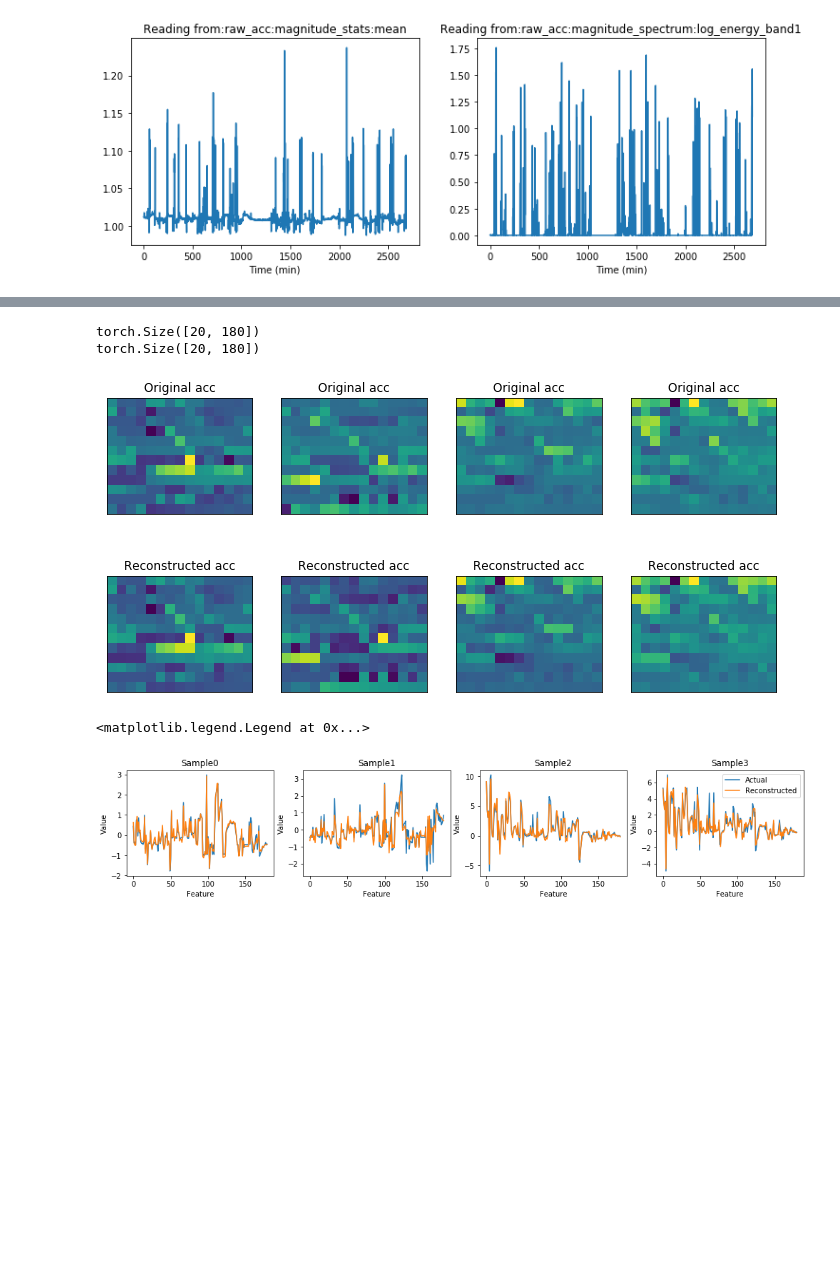
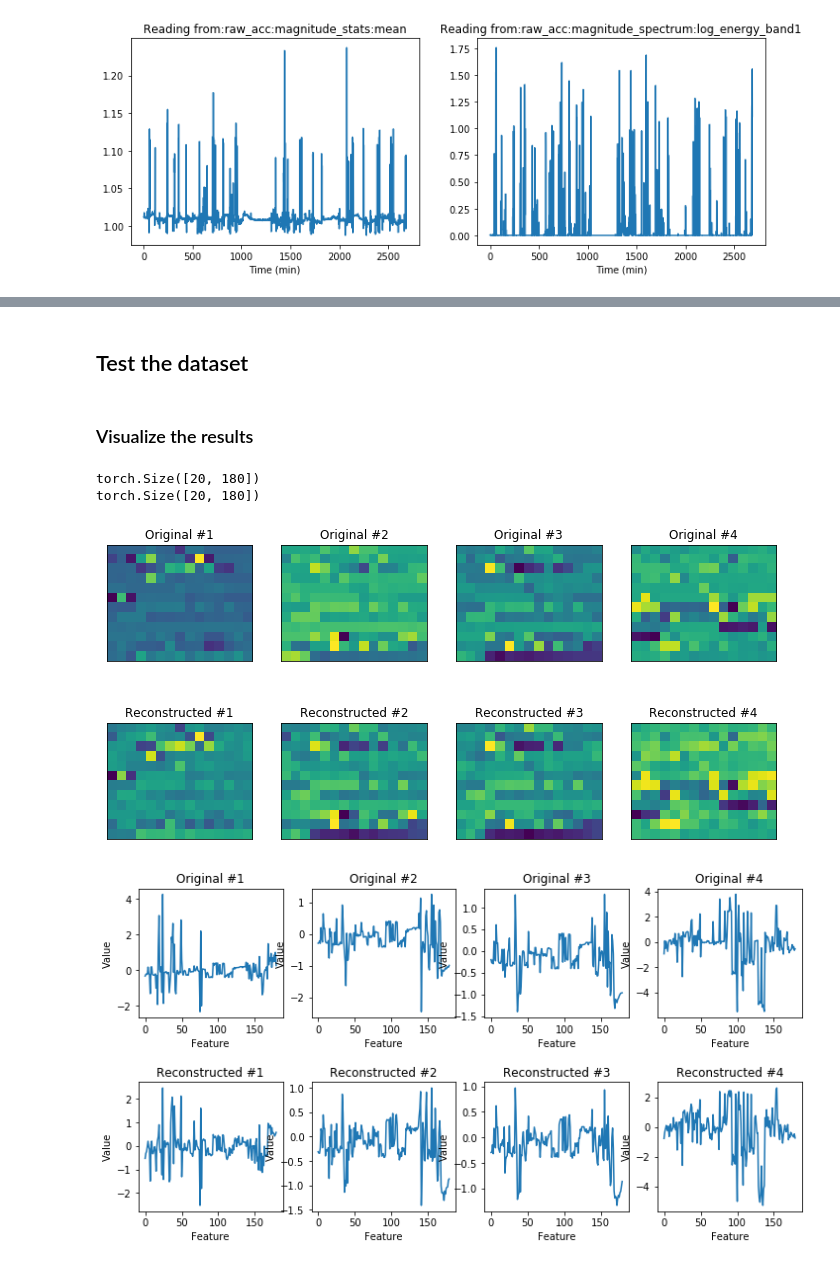
Before and after one commit to flejarza/ActGraph, a Jupyter notebook: autoencoders/extrasensory_AE_v2.ipynb, the cells around one changed output, grey strips where cells are left out. Cells and saved outputs as stored; diff of their text form; code cells hidden in the pictures; blank space fills up the shorter version.

Commit message:
Updated autoencoder logic. Cleaned up nnotebook formatting and variables

```diff
--- a/autoencoders/extrasensory_AE_v2.ipynb
+++ b/autoencoders/extrasensory_AE_v2.ipynb
@@ -364,0 +448,4 @@ device = torch.device("cuda" if torch.cuda.is_available() else "cpu")
+# %%
+input_shape = 180
+input_shape_s1 = 12
+input_shape_s2 = 15
@@ -365,2 +454,2 @@ device = torch.device("cuda" if torch.cuda.is_available() else "cpu")
 # %%
-model = AE(input_shape=180).to(device)
+model = Autoencoder(input_shape = input_shape).to(device)
@@ -414,15 +549,16 @@ epoch : 20/20, loss = 0.089104
+# %% [markdown]
+## Test the dataset
 # %%
 test_examples = None
 reconstruction = None
 
-test_dataset_loader = torch.utils.data.DataLoader(test_data_set, batch_size=20, shuffle=True)
-
-count = 0
 with torch.no_grad():
     for batch_features in test_dataset_loader:
-        test_examples = batch_features.view(-1, 180)
+        test_examples = batch_features.view(-1, input_shape)
         reconstruction = model(test_examples.float())
         break
+# %% [markdown]
+### Visualize the results
 # %%
 print(test_examples.shape)
 print(reconstruction.shape)
@@ -434,42 +570,46 @@ with torch.no_grad():
     number = 4
     plt.figure(figsize=(12, 6))
     for index in range(number):
+
         # display original
         ax = plt.subplot(2, number, index + 1)
-        plt.imshow(test_examples[index].numpy().reshape(12, 15))
-        plt.title('Original acc')
+        plt.imshow(test_examples[index].numpy().reshape(input_shape_s1, input_shape_s2))
+        plt.title('Original #' + str(index + 1))
         ax.get_xaxis().set_visible(False)
         ax.get_yaxis().set_visible(False)
 
         # display reconstructed
         ax = plt.subplot(2, number, index + 1+ number)
-        plt.imshow(reconstruction[index].numpy().reshape(12, 15))
-        plt.title('Reconstructed acc')
+        plt.imshow(reconstruction[index].numpy().reshape(input_shape_s1, input_shape_s2))
+        plt.title('Reconstructed #' + str(index + 1))
         ax.get_xaxis().set_visible(False)
         ax.get_yaxis().set_visible(False)
 # %% [output]
-[figure, old version]
+[figure, new version]
 # %%
-t = [i for i in range(180)]
+t = [i for i in range(input_shape)]
 count = 0
 with torch.no_grad():
     number = 4
-    plt.figure(figsize=(17, 6))
+    fig, axes = plt.subplots(2, number, figsize=(12, 6))
+    fig.subplots_adjust(left=None, bottom=None, right=None, top=None, wspace=None, hspace=0.5)
     for index in range(number):
         # display original
-        ax = plt.subplot(2, 4, index + 1)
-        sensor_read = test_examples[index].numpy().reshape(180, 1)
-        plt.plot(t,sensor_read, label = 'Actual')
+        ax = plt.subplot(2, number, index + 1)
+        sensor_read = test_examples[index].numpy().reshape(input_shape, 1)
+        plt.title('Original #' + str(index + 1))
         plt.xlabel('Feature')
         plt.ylabel('Value')
-        plt.title('Sample'+str(index))
+        plt.subplot(ax)
+        plt.plot(t, sensor_read, label = 'Actual')
 
         # display reconstructed
-        sensor_read_rec = reconstruction[index].numpy().reshape(180, 1)
-        plt.plot(t,sensor_read_rec, label = 'Reconstructed')
-#         ax.get_xaxis().set_visible(False)
-#         ax.get_yaxis().set_visible(False)
-plt.legend(loc = 'best')
+        ax2 = plt.subplot(2, number, index + 1 + number)
+        sensor_read_rec = reconstruction[index].numpy().reshape(input_shape, 1)
+        plt.title('Reconstructed #' + str(index + 1))
+        plt.xlabel('Feature')
+        plt.ylabel('Value')
+        plt.subplot(ax2)
+        plt.plot(t, sensor_read_rec, label = 'Reconstructed');
 # %% [output]
-<matplotlib.legend.Legend at 0x...>
-[figure, old version]
+[figure, new version]
```
Also changed, not shown: parts of 62 cells of this notebook, 1 other file.
